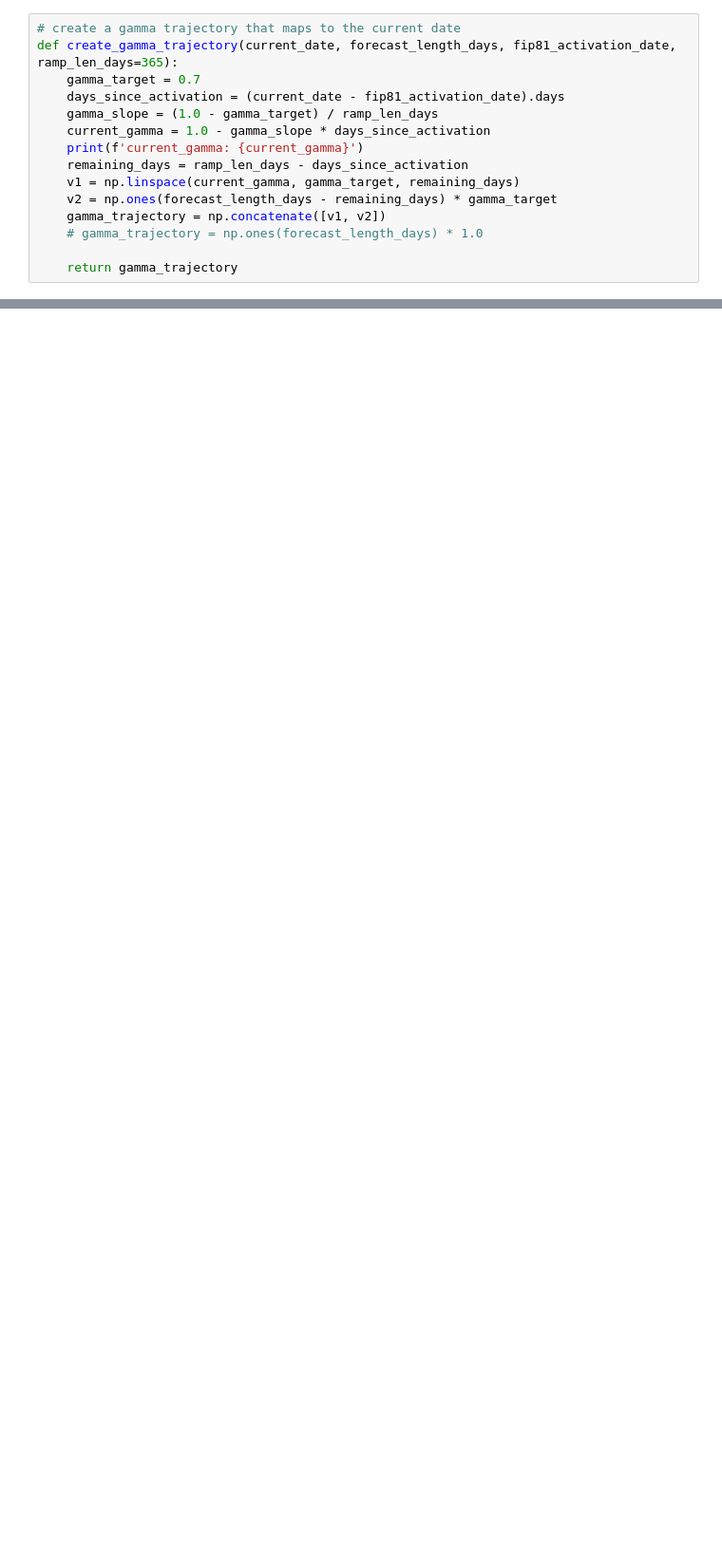
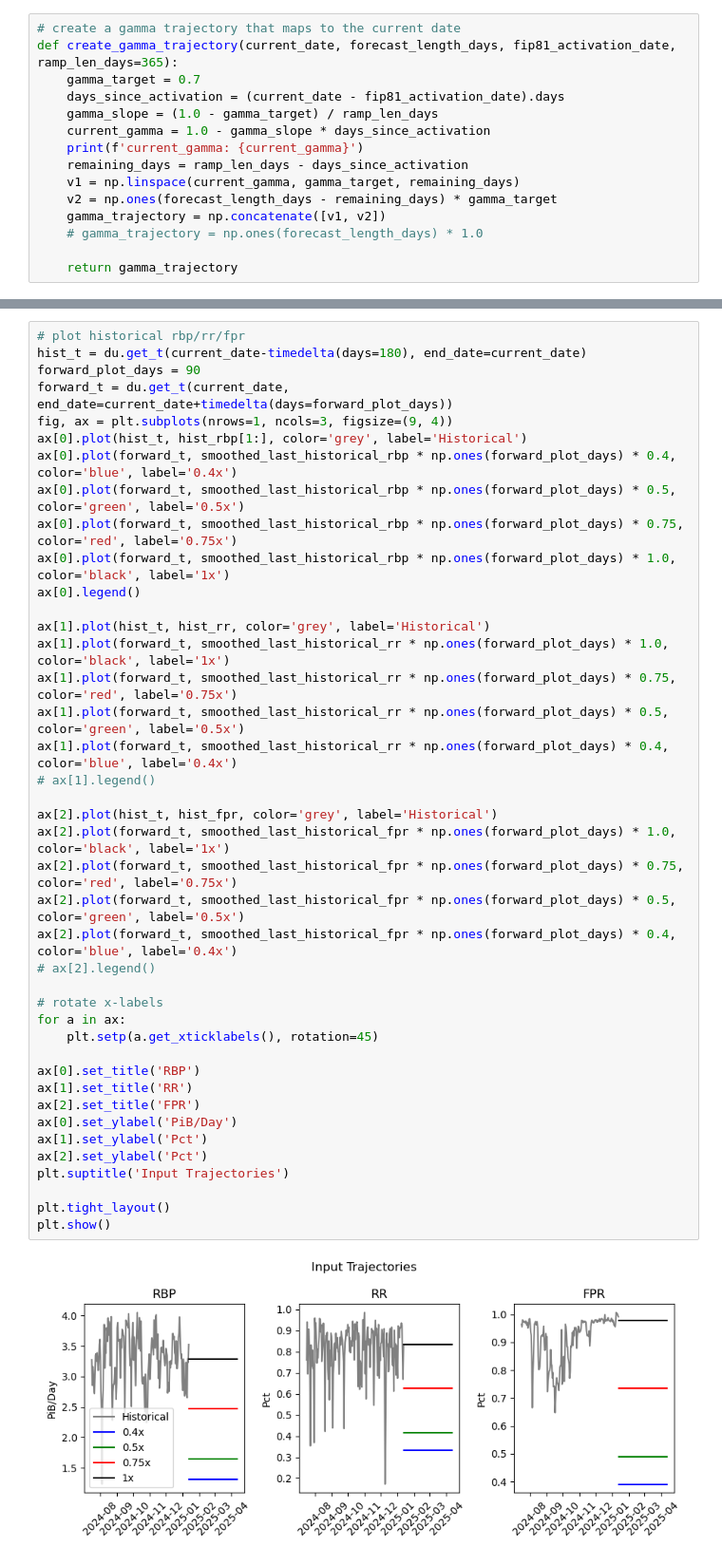
Before and after one commit to CELtd/cel, a Jupyter notebook: notebooks/proof_fees/fees.ipynb, the cells around one changed output, grey strips where cells are left out. Shown at 95% size. Drawn from its saved outputs; the diff is of its cells as text; blank space fills up the shorter version.

```diff
--- a/notebooks/proof_fees/fees.ipynb
+++ b/notebooks/proof_fees/fees.ipynb
@@ -82,2 +101,45 @@ plt.show()
+# %%
+# plot historical rbp/rr/fpr
+hist_t = du.get_t(current_date-timedelta(days=180), end_date=current_date)
+forward_plot_days = 90
+forward_t = du.get_t(current_date, end_date=current_date+timedelta(days=forward_plot_days))
+fig, ax = plt.subplots(nrows=1, ncols=3, figsize=(9, 4))
+ax[0].plot(hist_t, hist_rbp[1:], color='grey', label='Historical')
+ax[0].plot(forward_t, smoothed_last_historical_rbp * np.ones(forward_plot_days) * 0.4, color='blue', label='0.4x')
+ax[0].plot(forward_t, smoothed_last_historical_rbp * np.ones(forward_plot_days) * 0.5, color='green', label='0.5x')
+ax[0].plot(forward_t, smoothed_last_historical_rbp * np.ones(forward_plot_days) * 0.75, color='red', label='0.75x')
+ax[0].plot(forward_t, smoothed_last_historical_rbp * np.ones(forward_plot_days) * 1.0, color='black', label='1x')
+ax[0].legend()
+
+ax[1].plot(hist_t, hist_rr, color='grey', label='Historical')
+ax[1].plot(forward_t, smoothed_last_historical_rr * np.ones(forward_plot_days) * 1.0, color='black', label='1x')
+ax[1].plot(forward_t, smoothed_last_historical_rr * np.ones(forward_plot_days) * 0.75, color='red', label='0.75x')
+ax[1].plot(forward_t, smoothed_last_historical_rr * np.ones(forward_plot_days) * 0.5, color='green', label='0.5x')
+ax[1].plot(forward_t, smoothed_last_historical_rr * np.ones(forward_plot_days) * 0.4, color='blue', label='0.4x')
+# ax[1].legend()
+
+ax[2].plot(hist_t, hist_fpr, color='grey', label='Historical')
+ax[2].plot(forward_t, smoothed_last_historical_fpr * np.ones(forward_plot_days) * 1.0, color='black', label='1x')
+ax[2].plot(forward_t, smoothed_last_historical_fpr * np.ones(forward_plot_days) * 0.75, color='red', label='0.75x')
+ax[2].plot(forward_t, smoothed_last_historical_fpr * np.ones(forward_plot_days) * 0.5, color='green', label='0.5x')
+ax[2].plot(forward_t, smoothed_last_historical_fpr * np.ones(forward_plot_days) * 0.4, color='blue', label='0.4x')
+# ax[2].legend()
+
+# rotate x-labels
+for a in ax:
+    plt.setp(a.get_xticklabels(), rotation=45)
+
+ax[0].set_title('RBP')
+ax[1].set_title('RR')
+ax[2].set_title('FPR')
+ax[0].set_ylabel('PiB/Day')
+ax[1].set_ylabel('Pct')
+ax[2].set_ylabel('Pct')
+plt.suptitle('Input Trajectories')
+
+plt.tight_layout()
+plt.show()
+# %% [output]
+[figure, added]
 # %%
 fip81_activation_date = date(2024, 11, 21)
```
Also changed, not shown: parts of 23 cells of this notebook, 2 other files.
